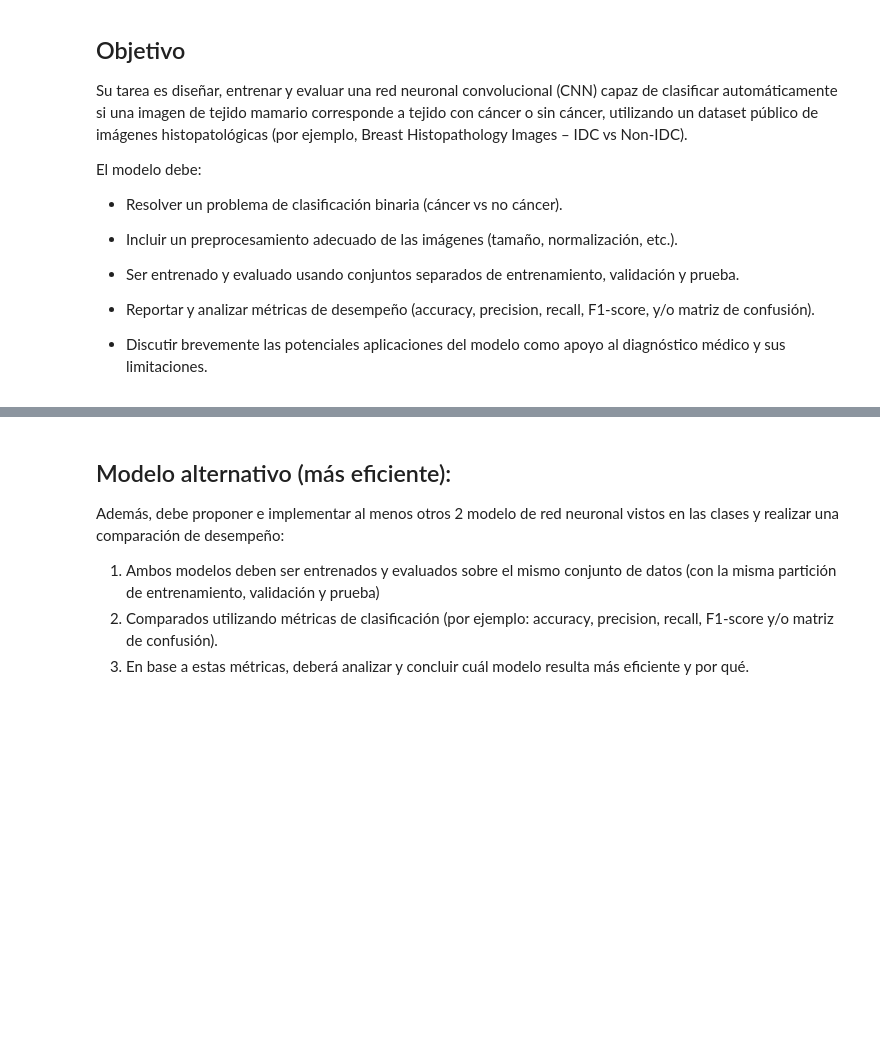
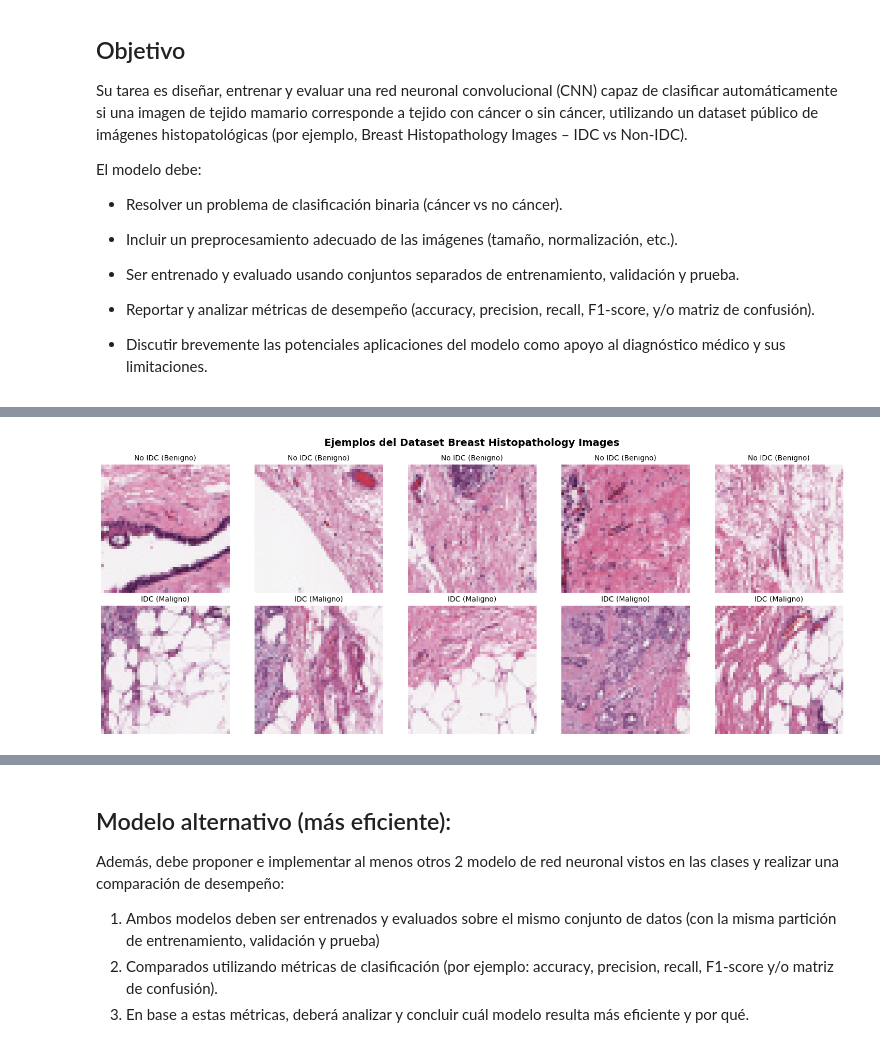
Before and after one commit to dreamxist/soft-computing-certamen-2025, a Jupyter notebook: certamen_2025-2.ipynb, the cells around one changed output, grey strips where cells are left out. Drawn from its saved outputs; the diff is of its cells as text; code cells hidden in the pictures; blank space fills up the shorter version.

```diff
--- a/certamen_2025-2.ipynb
+++ b/certamen_2025-2.ipynb
@@ -2348,0 +2511,23 @@ Path to dataset files: /Users/usuario/.cache/kagglehub/datasets/paultimothymoone
+# %%
+# Visualizar ejemplos del dataset
+fig, axes = plt.subplots(2, 5, figsize=(15, 6))
+
+# Ejemplos de clase 0 (No IDC)
+idx_0 = np.where(y == 0)[0][:5]
+for i, idx in enumerate(idx_0):
+    axes[0, i].imshow(X[idx])
+    axes[0, i].set_title('No IDC (Benigno)', fontsize=10)
+    axes[0, i].axis('off')
+
+# Ejemplos de clase 1 (IDC)
+idx_1 = np.where(y == 1)[0][:5]
+for i, idx in enumerate(idx_1):
+    axes[1, i].imshow(X[idx])
+    axes[1, i].set_title('IDC (Maligno)', fontsize=10)
+    axes[1, i].axis('off')
+
+plt.suptitle('Ejemplos del Dataset Breast Histopathology Images', fontsize=14, fontweight='bold')
+plt.tight_layout()
+plt.show()
+# %% [output]
+[figure, added]
```
Also changed, not shown: parts of 33 cells of this notebook, 6 other files.
